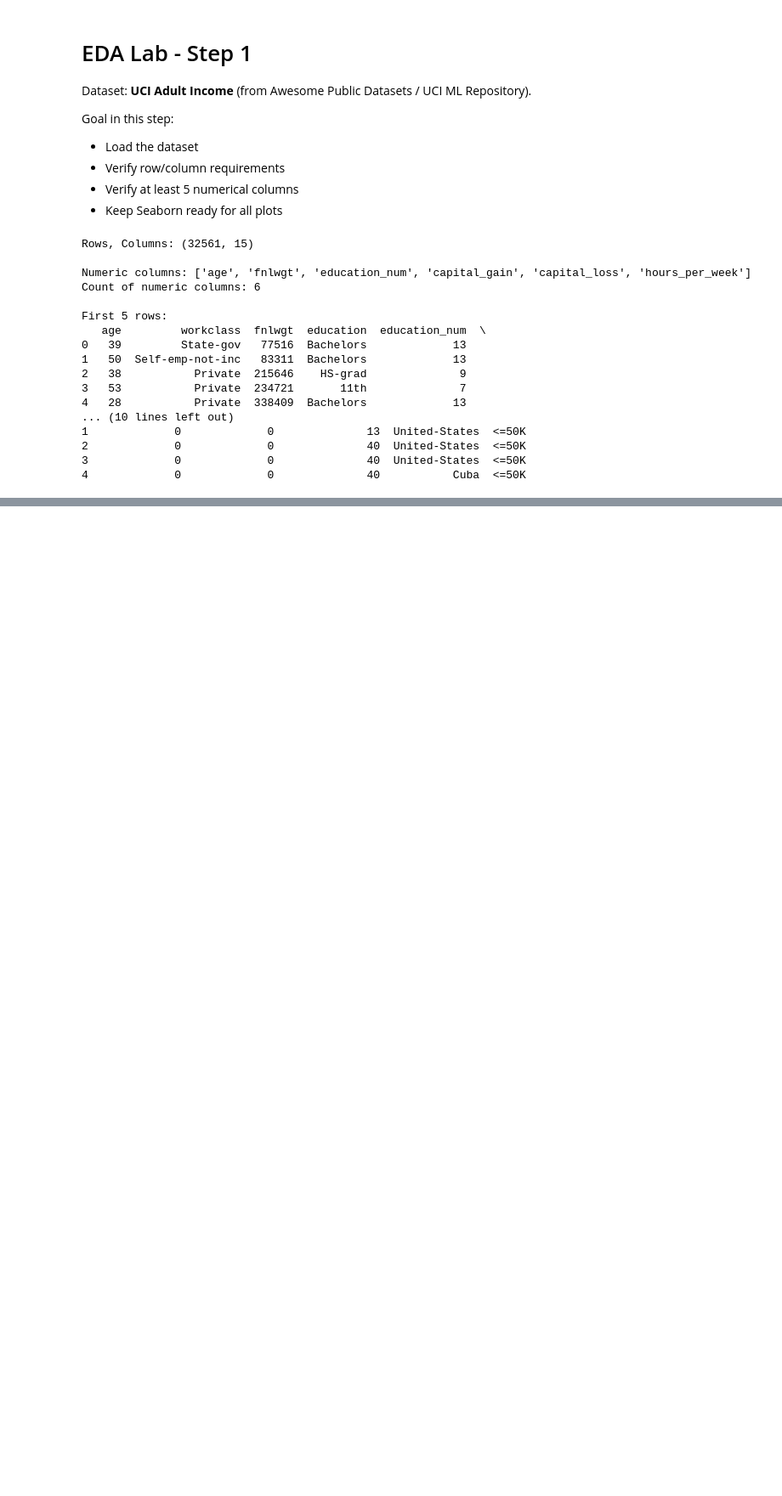
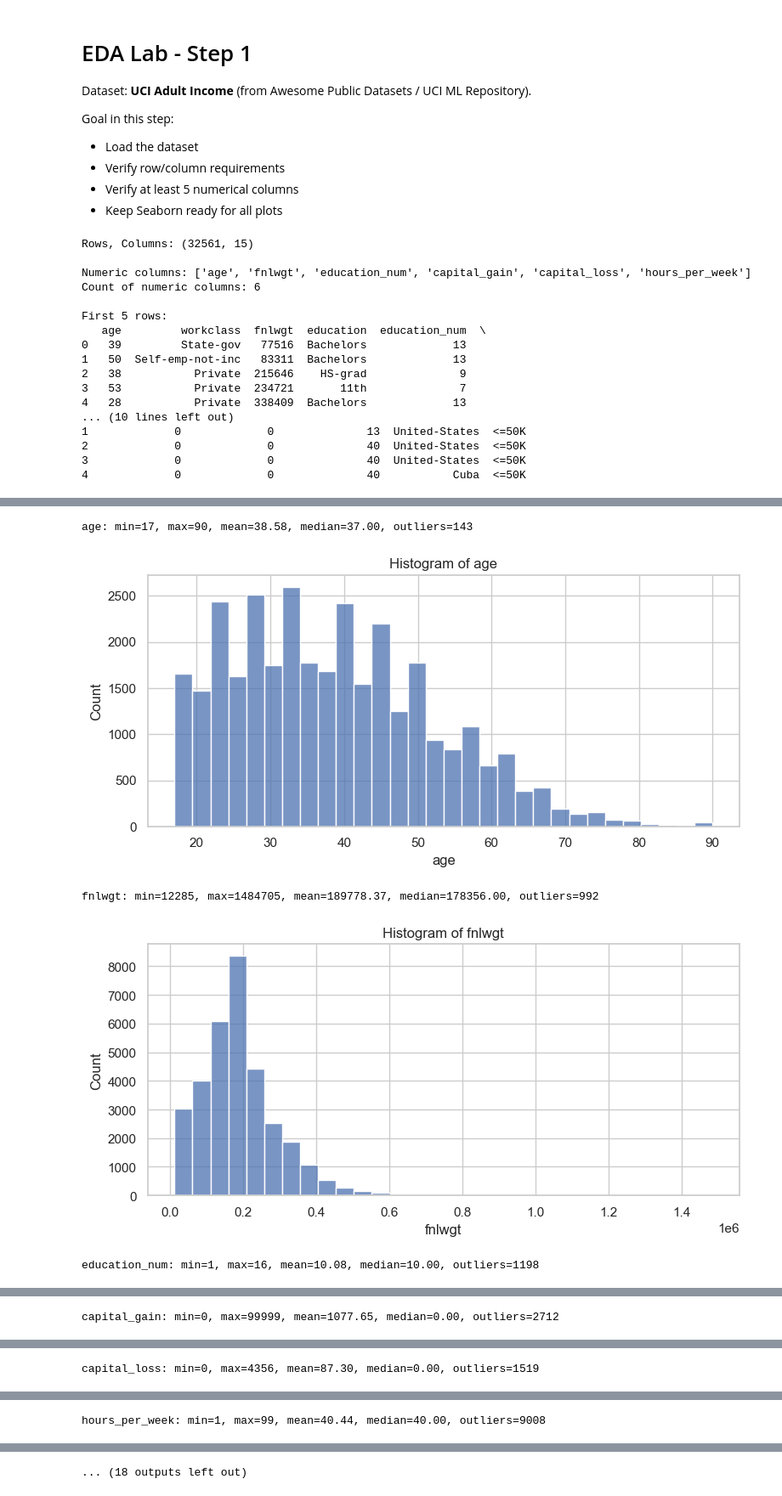
Before and after one commit to datasheng/csc46000-team-project-5000, a Jupyter notebook: data_analysis.ipynb, the cells around one changed output, grey strips where cells are left out. Shown at 85% size. Drawn from its saved outputs; the diff is of its cells as text; code cells hidden in the pictures; blank space fills up the shorter version.

Commit message:
Concise univariate EDA

```diff
--- a/data_analysis.ipynb
+++ b/data_analysis.ipynb
@@ -53,0 +60,42 @@ First 5 rows:
+# %%
+# Concise univariate EDA (Seaborn)
+numeric_cols = df.select_dtypes(include="number").columns.tolist()
+categorical_cols = [c for c in df.columns if c not in numeric_cols]
+
+# Numeric: required stats + histogram
+for c in numeric_cols:
+    x = df[c].dropna()
+    q1, q3 = x.quantile(0.25), x.quantile(0.75)
+    iqr = q3 - q1
+    outliers = ((x < q1 - 1.5 * iqr) | (x > q3 + 1.5 * iqr)).sum()
+
+    print(f"{c}: min={x.min()}, max={x.max()}, mean={x.mean():.2f}, median={x.median():.2f}, outliers={int(outliers)}")
+
+    plt.figure(figsize=(8, 4))
+    sns.histplot(data=df, x=c, bins=30)
+    plt.title(f"Histogram of {c}")
+    plt.tight_layout()
+    plt.show()
+
+# Categorical: frequency stats + bar chart
+for c in categorical_cols:
+    vc = df[c].astype(str).value_counts(dropna=False)
+    q1, q3 = vc.quantile(0.25), vc.quantile(0.75)
+    iqr = q3 - q1
+    low, high = q1 - 1.5 * iqr, q3 + 1.5 * iqr
+    flagged = vc[(vc < low) | (vc > high)].index.tolist()
+
+    print(f"{c}: count_min={int(vc.min())}, count_max={int(vc.max())}, count_mean={vc.mean():.2f}, count_median={vc.median():.2f}, flagged={flagged}")
+
+    plt.figure(figsize=(10, 4))
+    sns.countplot(data=df, x=c, order=vc.index)
+    plt.title(f"Bar Chart of {c}")
+    plt.xticks(rotation=45, ha="right")
+    plt.tight_layout()
+    plt.show()
+# %% [output]
+age: min=17, max=90, mean=38.58, median=37.00, outliers=143
+[figure, added]
+fnlwgt: min=12285, max=1484705, mean=189778.37, median=178356.00, outliers=992
+[figure, added]
+education_num: min=1, max=16, mean=10.08, median=10.00, outliers=1198
@@ -53,0 +103 @@ First 5 rows:
+capital_gain: min=0, max=99999, mean=1077.65, median=0.00, outliers=2712
@@ -53,0 +105 @@ First 5 rows:
+capital_loss: min=0, max=4356, mean=87.30, median=0.00, outliers=1519
@@ -53,0 +107 @@ First 5 rows:
+hours_per_week: min=1, max=99, mean=40.44, median=40.00, outliers=9008
@@ -53,0 +109 @@ First 5 rows:
+... (18 outputs left out)
```
Also changed, not shown: parts of 2 cells of this notebook.
